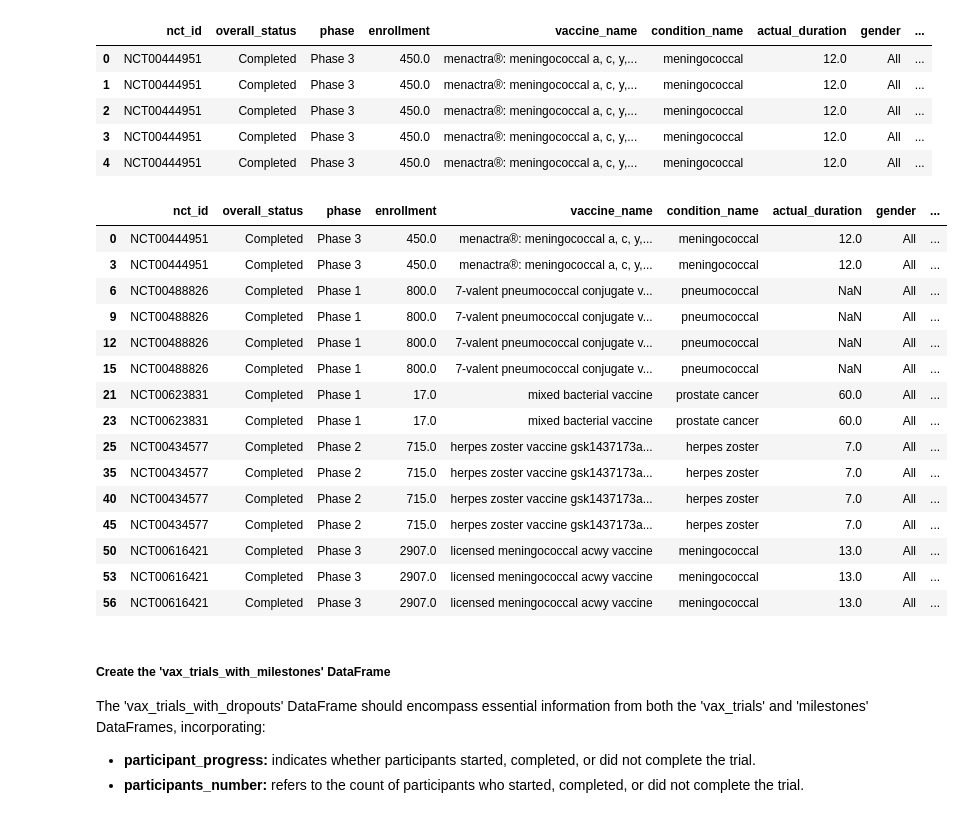
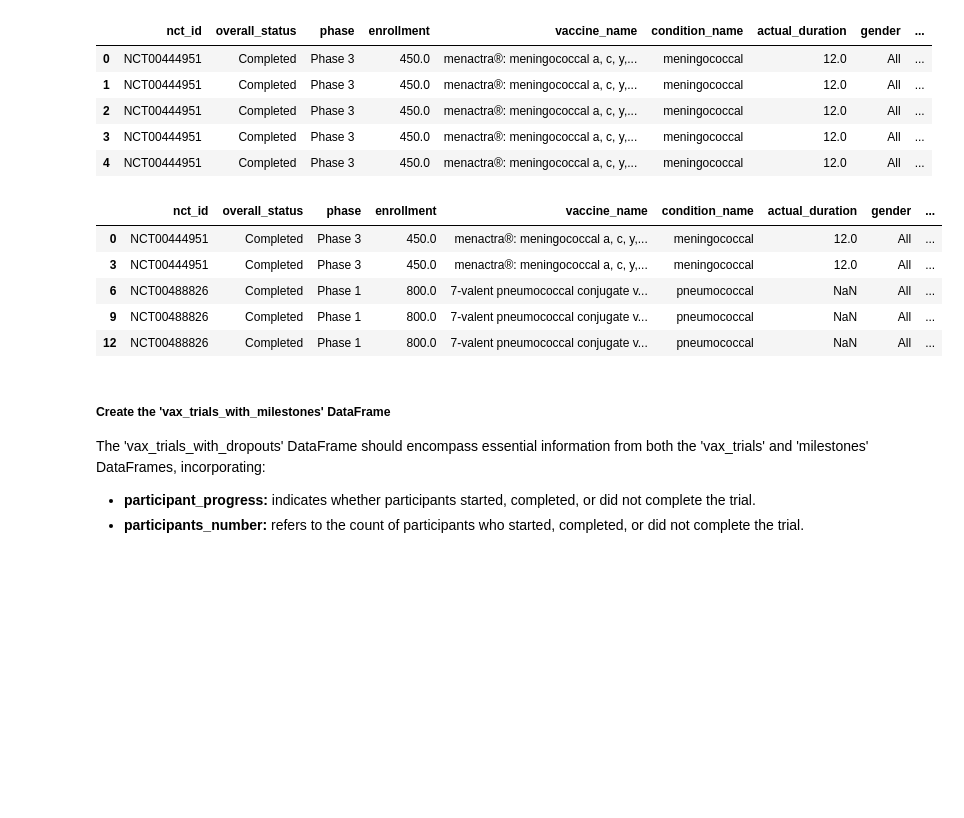
Before and after one commit to brunalos/clinical-trials-ml, a Jupyter notebook: vaccines.ipynb, the cells around one changed output. Cells and saved outputs as stored; diff of their text form; code cells hidden in the pictures; blank space fills up the shorter version.

```diff
--- a/vaccines.ipynb
+++ b/vaccines.ipynb
@@ -509,24 +499,14 @@ vax_trials_with_dropouts['count_dropout'] = vax_trials_with_dropouts.groupby(['n
 # %%
 # Remove the duplicates
 vax_trials_with_dropouts = vax_trials_with_dropouts.drop_duplicates()
-vax_trials_with_dropouts.head(15)
+vax_trials_with_dropouts.head()
 # %% [output]
 |  | nct_id | overall_status | phase | enrollment | vaccine_name | condition_name | actual_duration | gender | ... |
 | 0 | NCT00444951 | Completed | Phase 3 | 450.0 | menactra®: meningococcal a, c, y,... | meningococcal | 12.0 | All | ... |
 | 3 | NCT00444951 | Completed | Phase 3 | 450.0 | menactra®: meningococcal a, c, y,... | meningococcal | 12.0 | All | ... |
 | 6 | NCT00488826 | Completed | Phase 1 | 800.0 | 7-valent pneumococcal conjugate v... | pneumococcal | NaN | All | ... |
 | 9 | NCT00488826 | Completed | Phase 1 | 800.0 | 7-valent pneumococcal conjugate v... | pneumococcal | NaN | All | ... |
 | 12 | NCT00488826 | Completed | Phase 1 | 800.0 | 7-valent pneumococcal conjugate v... | pneumococcal | NaN | All | ... |
-| 15 | NCT00488826 | Completed | Phase 1 | 800.0 | 7-valent pneumococcal conjugate v... | pneumococcal | NaN | All | ... |
-| 21 | NCT00623831 | Completed | Phase 1 | 17.0 | mixed bacterial vaccine | prostate cancer | 60.0 | All | ... |
-| 23 | NCT00623831 | Completed | Phase 1 | 17.0 | mixed bacterial vaccine | prostate cancer | 60.0 | All | ... |
-| 25 | NCT00434577 | Completed | Phase 2 | 715.0 | herpes zoster vaccine gsk1437173a... | herpes zoster | 7.0 | All | ... |
-| 35 | NCT00434577 | Completed | Phase 2 | 715.0 | herpes zoster vaccine gsk1437173a... | herpes zoster | 7.0 | All | ... |
-| 40 | NCT00434577 | Completed | Phase 2 | 715.0 | herpes zoster vaccine gsk1437173a... | herpes zoster | 7.0 | All | ... |
-| 45 | NCT00434577 | Completed | Phase 2 | 715.0 | herpes zoster vaccine gsk1437173a... | herpes zoster | 7.0 | All | ... |
-| 50 | NCT00616421 | Completed | Phase 3 | 2907.0 | licensed meningococcal acwy vaccine | meningococcal | 13.0 | All | ... |
-| 53 | NCT00616421 | Completed | Phase 3 | 2907.0 | licensed meningococcal acwy vaccine | meningococcal | 13.0 | All | ... |
-| 56 | NCT00616421 | Completed | Phase 3 | 2907.0 | licensed meningococcal acwy vaccine | meningococcal | 13.0 | All | ... |
 # %% [markdown]
 ##### Create the 'vax_trials_with_milestones' DataFrame
 
```
Also changed, not shown: parts of 6 cells of this notebook.
